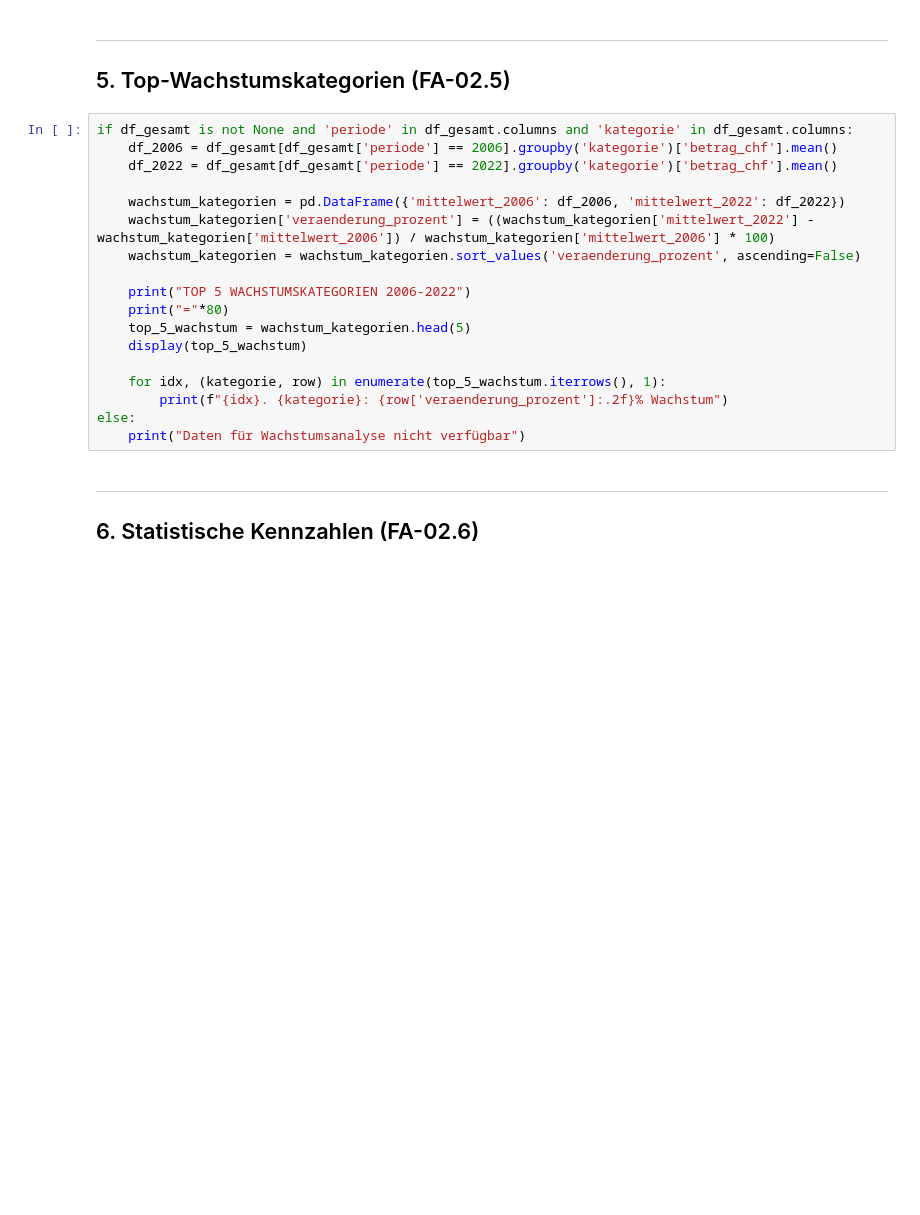
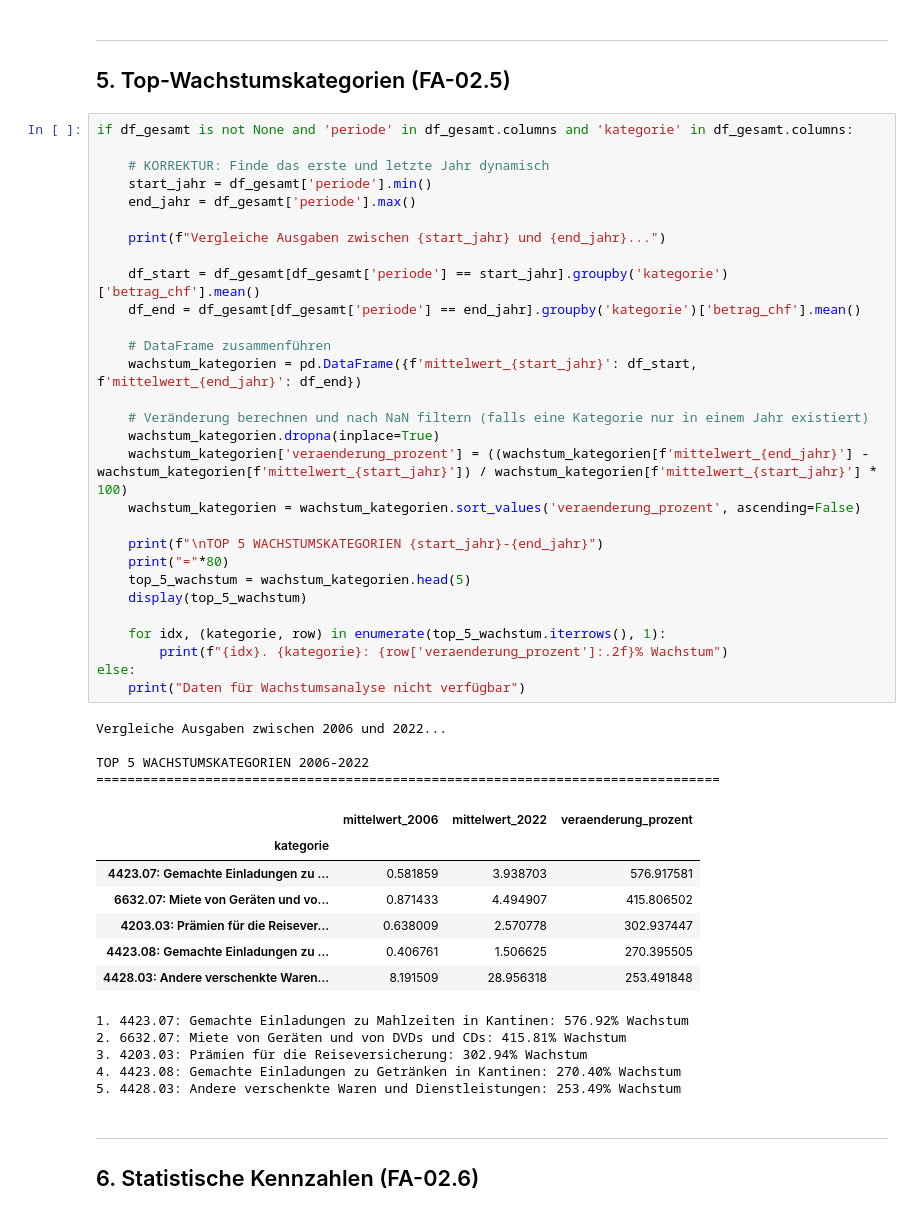
Before and after one commit to spitztli/swiss-household-expenditure-analysis, a Jupyter notebook: notebooks/02_datenanalyse.ipynb, the cells around one changed output. Drawn from its saved outputs; the diff is of its cells as text; blank space fills up the shorter version.

```diff
--- a/notebooks/02_datenanalyse.ipynb
+++ b/notebooks/02_datenanalyse.ipynb
@@ -203,22 +329,50 @@ if df_haushaltstyp is not None and 'haushaltstyp' in df_haushaltstyp.columns and
 ## 5. Top-Wachstumskategorien (FA-02.5) <a id='5-wachstum'></a>
 # %%
 if df_gesamt is not None and 'periode' in df_gesamt.columns and 'kategorie' in df_gesamt.columns:
-    df_2006 = df_gesamt[df_gesamt['periode'] == 2006].groupby('kategorie')['betrag_chf'].mean()
-    df_2022 = df_gesamt[df_gesamt['periode'] == 2022].groupby('kategorie')['betrag_chf'].mean()
 
-    wachstum_kategorien = pd.DataFrame({'mittelwert_2006': df_2006, 'mittelwert_2022': df_2022})
-    wachstum_kategorien['veraenderung_prozent'] = ((wachstum_kategorien['mittelwert_2022'] - wachstum_kategorien['mittelwert_2006']) / wachstum_kategorien['mittelwert_2006'] * 100)
+    # KORREKTUR: Finde das erste und letzte Jahr dynamisch
+    start_jahr = df_gesamt['periode'].min()
+    end_jahr = df_gesamt['periode'].max()
+
+    print(f"Vergleiche Ausgaben zwischen {start_jahr} und {end_jahr}...")
+
+    df_start = df_gesamt[df_gesamt['periode'] == start_jahr].groupby('kategorie')['betrag_chf'].mean()
+    df_end = df_gesamt[df_gesamt['periode'] == end_jahr].groupby('kategorie')['betrag_chf'].mean()
+
+    # DataFrame zusammenführen
+    wachstum_kategorien = pd.DataFrame({f'mittelwert_{start_jahr}': df_start, f'mittelwert_{end_jahr}': df_end})
+
+    # Veränderung berechnen und nach NaN filtern (falls eine Kategorie nur in einem Jahr existiert)
+    wachstum_kategorien.dropna(inplace=True)
+    wachstum_kategorien['veraenderung_prozent'] = ((wachstum_kategorien[f'mittelwert_{end_jahr}'] - wachstum_kategorien[f'mittelwert_{start_jahr}']) / wachstum_kategorien[f'mittelwert_{start_jahr}'] * 100)
     wachstum_kategorien = wachstum_kategorien.sort_values('veraenderung_prozent', ascending=False)
 
-    print("TOP 5 WACHSTUMSKATEGORIEN 2006-2022")
+    print(f"\nTOP 5 WACHSTUMSKATEGORIEN {start_jahr}-{end_jahr}")
     print("="*80)
     top_5_wachstum = wachstum_kategorien.head(5)
     display(top_5_wachstum)
 
     for idx, (kategorie, row) in enumerate(top_5_wachstum.iterrows(), 1):
         print(f"{idx}. {kategorie}: {row['veraenderung_prozent']:.2f}% Wachstum")
 else:
     print("Daten für Wachstumsanalyse nicht verfügbar")
+# %% [output]
+Vergleiche Ausgaben zwischen 2006 und 2022...
+
+TOP 5 WACHSTUMSKATEGORIEN 2006-2022
+================================================================================
+|  | mittelwert_2006 | mittelwert_2022 | veraenderung_prozent |
+| kategorie |  |  |  |
+| 4423.07: Gemachte Einladungen zu ... | 0.581859 | 3.938703 | 576.917581 |
+| 6632.07: Miete von Geräten und vo... | 0.871433 | 4.494907 | 415.806502 |
+| 4203.03: Prämien für die Reisever... | 0.638009 | 2.570778 | 302.937447 |
+| 4423.08: Gemachte Einladungen zu ... | 0.406761 | 1.506625 | 270.395505 |
+| 4428.03: Andere verschenkte Waren... | 8.191509 | 28.956318 | 253.491848 |
+1. 4423.07: Gemachte Einladungen zu Mahlzeiten in Kantinen: 576.92% Wachstum
+2. 6632.07: Miete von Geräten und von DVDs und CDs: 415.81% Wachstum
+3. 4203.03: Prämien für die Reiseversicherung: 302.94% Wachstum
+4. 4423.08: Gemachte Einladungen zu Getränken in Kantinen: 270.40% Wachstum
+5. 4428.03: Andere verschenkte Waren und Dienstleistungen: 253.49% Wachstum
 # %% [markdown]
 ---
 
```
Also changed, not shown: parts of 13 cells of this notebook, 3 other files.
